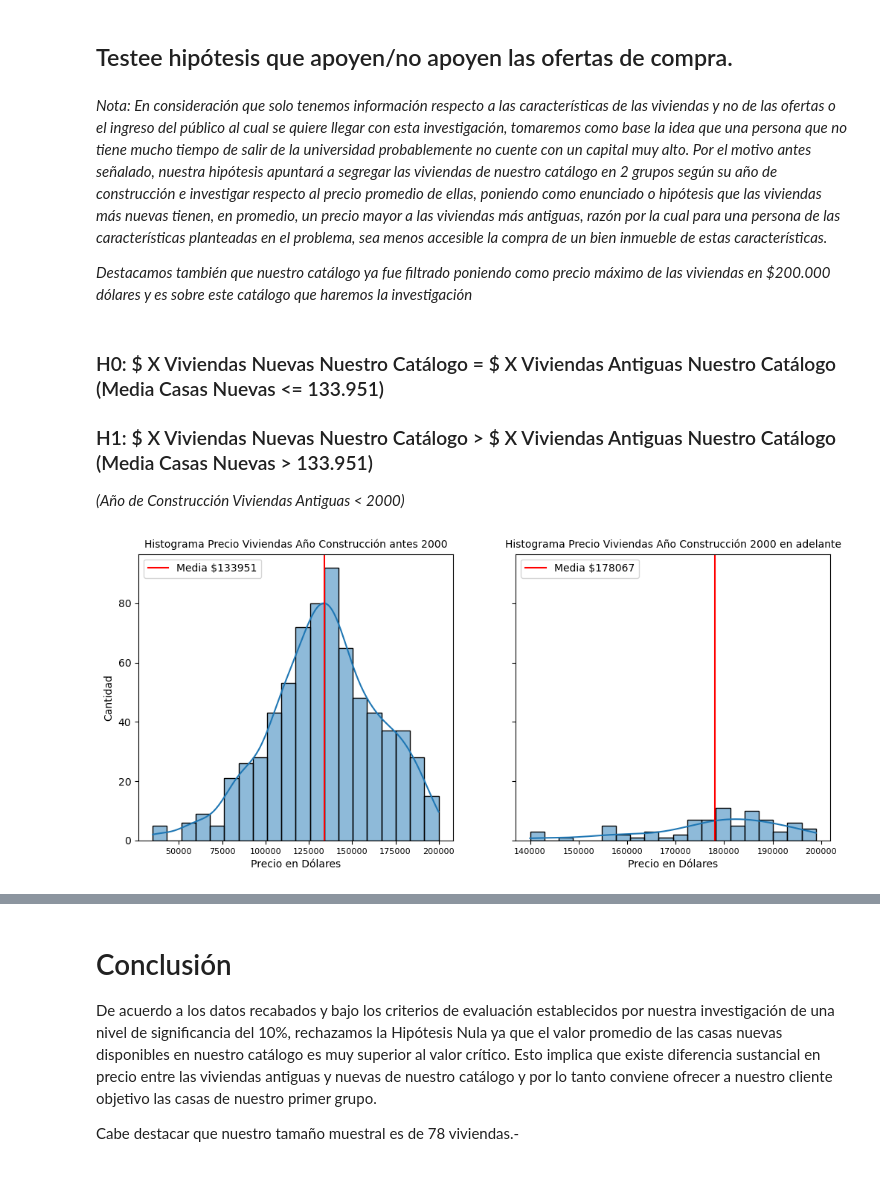
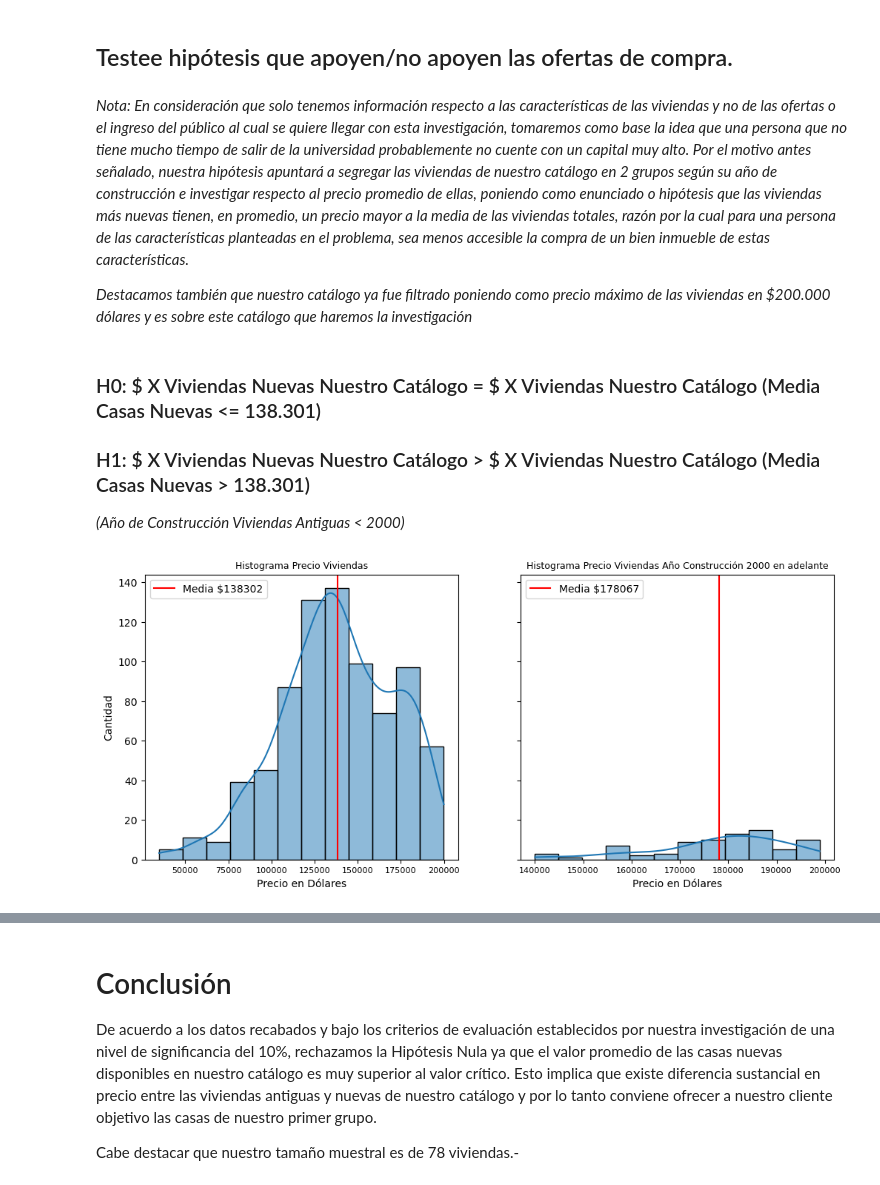
Before and after one commit to fidebravo/Modulo4, a Jupyter notebook: ABpro4_Ide.ipynb, the cells around one changed output, grey strips where cells are left out. Cells and saved outputs as stored; diff of their text form; code cells hidden in the pictures.

```diff
--- a/ABpro4_Ide.ipynb
+++ b/ABpro4_Ide.ipynb
@@ -328,42 +328,42 @@ plt.show()
 # %% [markdown]
 ## Testee hipótesis que apoyen/no apoyen las ofertas de compra.
 # %% [markdown]
-*Nota: En consideración que solo tenemos información respecto a las características de las viviendas y no de las ofertas o el ingreso del público al cual se quiere llegar con esta investigación, tomaremos como base la idea que una persona que no tiene mucho tiempo de salir de la universidad probablemente no cuente con un capital muy alto.  Por el motivo antes señalado, nuestra hipótesis apuntará a segregar las viviendas de nuestro catálogo en 2 grupos según su año de construcción e investigar respecto al precio promedio de ellas, poniendo como enunciado o hipótesis que las viviendas más nuevas tienen, en promedio, un precio mayor a las viviendas más antiguas, razón por la cual para una persona de las características planteadas en el problema, sea menos accesible la compra de un bien inmueble de estas características.*
+*Nota: En consideración que solo tenemos información respecto a las características de las viviendas y no de las ofertas o el ingreso del público al cual se quiere llegar con esta investigación, tomaremos como base la idea que una persona que no tiene mucho tiempo de salir de la universidad probablemente no cuente con un capital muy alto.  Por el motivo antes señalado, nuestra hipótesis apuntará a segregar las viviendas de nuestro catálogo en 2 grupos según su año de construcción e investigar respecto al precio promedio de ellas, poniendo como enunciado o hipótesis que las viviendas más nuevas tienen, en promedio, un precio mayor a la media de las viviendas totales, razón por la cual para una persona de las características planteadas en el problema, sea menos accesible la compra de un bien inmueble de estas características.*
 
 *Destacamos también que nuestro catálogo ya fue filtrado poniendo como precio máximo de las viviendas en $200.000 dólares y es sobre este catálogo que haremos la investigación*
 # %% [markdown]
-### H0: \$ X Viviendas Nuevas Nuestro Catálogo = \$ X Viviendas Antiguas Nuestro Catálogo (Media Casas Nuevas <= 133.951)
+### H0: \$ X Viviendas Nuevas Nuestro Catálogo = \$ X Viviendas Nuestro Catálogo (Media Casas Nuevas <= 138.301)
 
 
-### H1: \$ X Viviendas Nuevas Nuestro Catálogo > \$ X Viviendas Antiguas Nuestro Catálogo (Media Casas Nuevas > 133.951)
+### H1: \$ X Viviendas Nuevas Nuestro Catálogo > \$ X Viviendas Nuestro Catálogo (Media Casas Nuevas > 138.301)
 
 *(Año de Construcción Viviendas Antiguas < 2000)*
 # %%
 
-df_super_elegido_antiguas = df_super_elegido[df_super_elegido['YearBuilt'] < 2000]
 df_super_elegido_nuevas = df_super_elegido[df_super_elegido['YearBuilt'] >= 2000]
 
 fig, axes = plt.subplots(1, 2, figsize=(12, 5), sharey=True)
 
-media_antiguas = round(df_super_elegido_antiguas['SalePrice'].mean(), 2)
-media_nuevas = round(df_super_elegido_nuevas['SalePrice'].mean(), 2)
+media_viviendas = round(df_super_elegido['SalePrice'].mean(), 2)        # 138301.61
+media_nuevas = round(df_super_elegido_nuevas['SalePrice'].mean(), 2)    # 178067.03
 
-sns.histplot(ax=axes[0], data=df_super_elegido_antiguas, x='SalePrice', bins=20, kde=True)
-axes[0].set_title('Histograma Precio Viviendas Año Construcción antes 2000', fontsize=10)
+
+sns.histplot(ax=axes[0], data=df_super_elegido, x='SalePrice', bins=12, kde=True)
+axes[0].set_title('Histograma Precio Viviendas', fontsize=9)
 axes[0].set_ylabel('Cantidad')
 axes[0].set_xlabel('Precio en Dólares')
 axes[0].tick_params(axis='x', labelsize=8)
-axes[0].axvline(media_antiguas,  color="red", linestyle="-", label=f'Media ${media_antiguas:.0f}')
+axes[0].axvline(media_viviendas,  color="red", linestyle="-", label=f'Media ${media_viviendas:.0f}')
 axes[0].legend()
 
-sns.histplot(ax=axes[1], data=df_super_elegido_nuevas, x='SalePrice', bins=20, kde=True)
-axes[1].set_title('Histograma Precio Viviendas Año Construcción 2000 en adelante', fontsize=10)
+sns.histplot(ax=axes[1], data=df_super_elegido_nuevas, x='SalePrice', bins=12, kde=True)
+axes[1].set_title('Histograma Precio Viviendas Año Construcción 2000 en adelante', fontsize=9)
 axes[1].set_xlabel('Precio en Dólares')
 axes[1].tick_params(axis='x', labelsize=8)
 axes[1].axvline(media_nuevas,  color="red", linestyle="-", label=f'Media ${media_nuevas:.0f}')
 axes[1].legend()
 
 plt.show()
 # %% [output]
-[figure, old version]
+[figure, new version]
 # %% [markdown]
```
Also changed, not shown: parts of 4 cells of this notebook.
